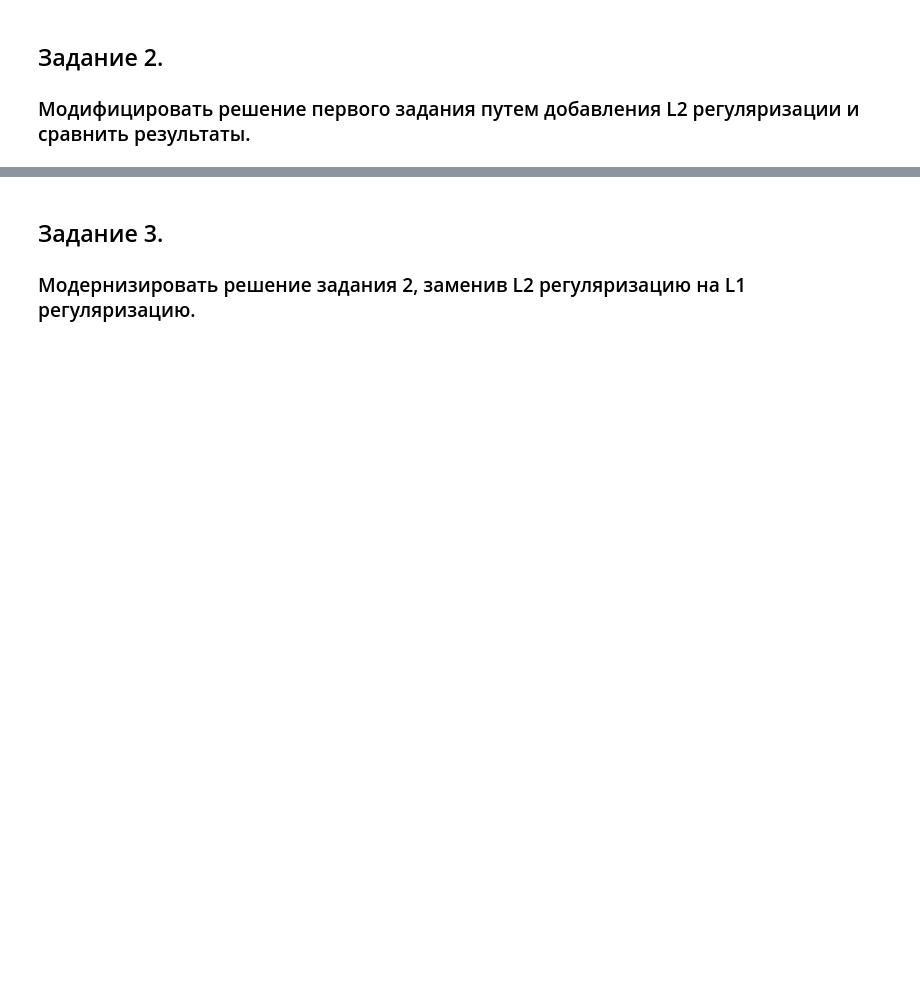
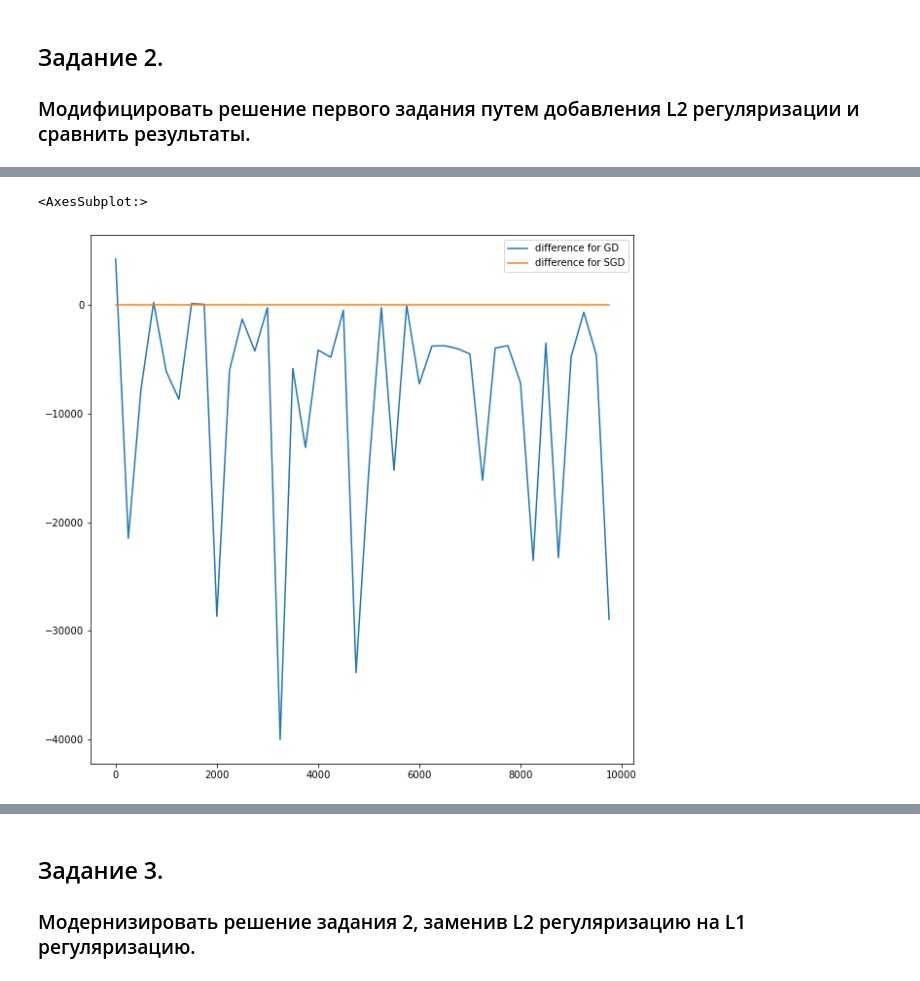
Before and after one commit to VadimSpb/3_Algorithms, a Jupyter notebook: hws/new_hw2.ipynb, the cells around one changed output, grey strips where cells are left out. Cells and saved outputs as stored; diff of their text form; code cells hidden in the pictures; blank space fills up the shorter version.

```diff
--- a/hws/new_hw2.ipynb
+++ b/hws/new_hw2.ipynb
@@ -130,3 +111,17 @@ mse_comparison.tail()
 ## Задание 2.
 
 ### Модифицировать решение первого задания путем добавления L2 регуляризации и сравнить результаты.
+# %%
+lr_l2 = MySGD(iter_num=1e4, random_seed=42)
+lr_l2.fit(X, y, penalty='l2')
+
+slr_l2 = MySGD(iter_num=1e4, random_seed=42)
+slr_l2.fit(X, y, penalty='l2')
+# %%
+mse_comparison = pd.DataFrame(np.array([lr.err_logs, slr.err_logs,
+                                        slr_l2.err_logs, slr_l2.err_logs]).T,
+                            columns=['GD', 'SGD', 'GD with L2','SGD with L2'])
+
+mse_comparison['difference for GD'] = mse_comparison['GD'] - mse_comparison['GD with L2']
+mse_comparison['difference for SGD'] = mse_comparison['SGD'] - mse_comparison['SGD with L2']
+mse_comparison.tail()
@@ -132,0 +135,9 @@ mse_comparison.tail()
+# %%
+(
+    mse_comparison[['difference for GD', 'difference for SGD']]
+    .iloc[[i for i in range(0, 10000, 250)],:]
+    .plot(figsize=[10,10])
+)
+# %% [output]
+<AxesSubplot:>
+[figure, added]
```
Also changed, not shown: parts of 16 cells of this notebook, 5 other files.
